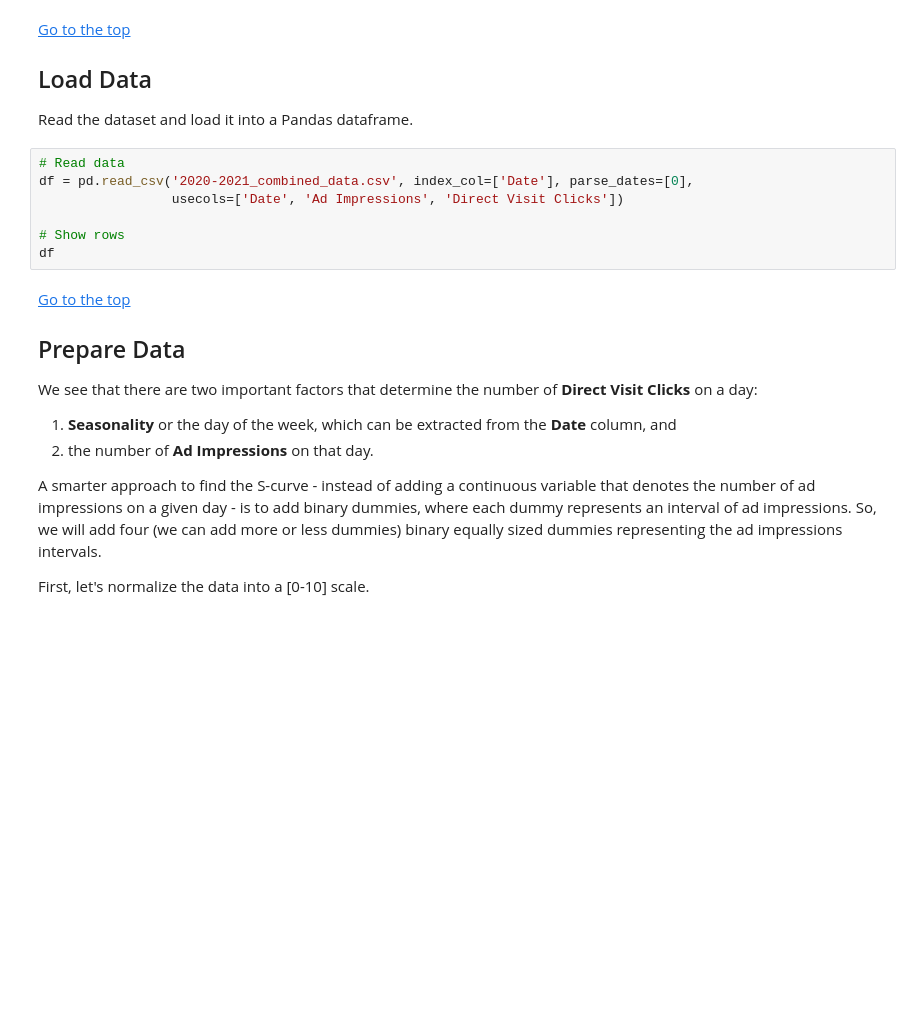
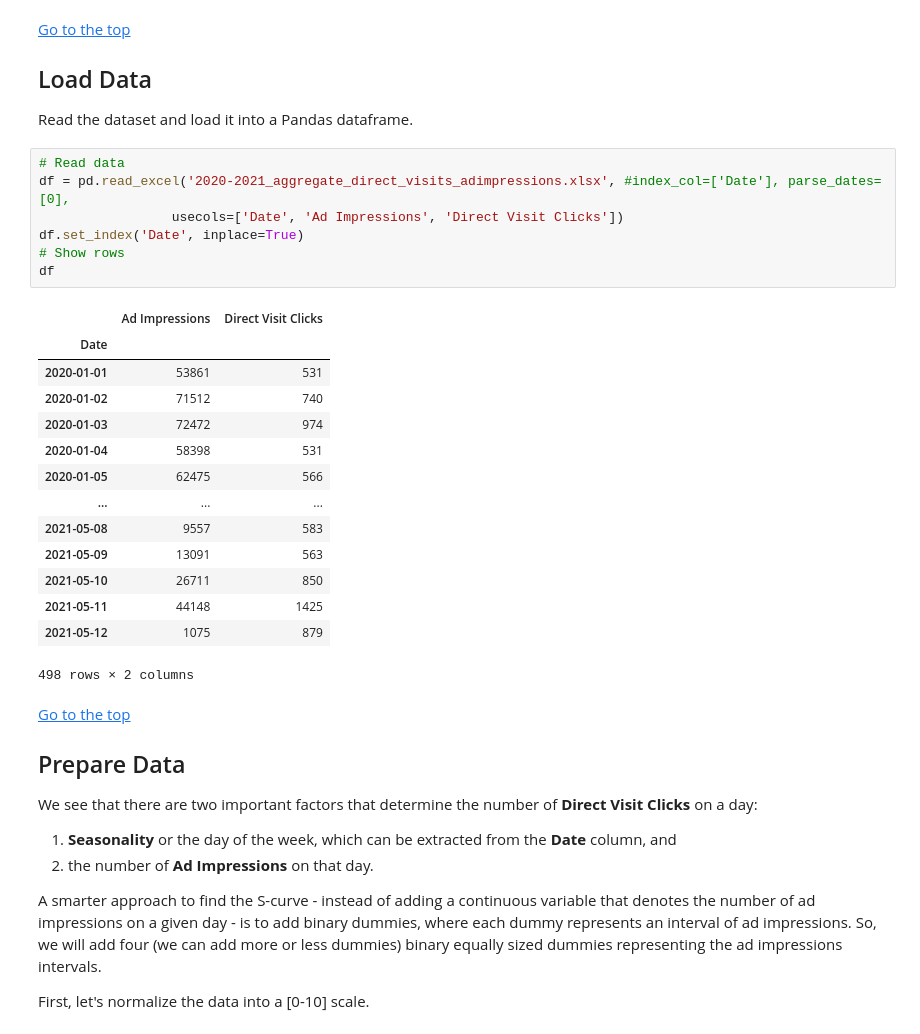
Before and after one commit to kamie24/MMM-adstock-and-s-curve, a Jupyter notebook: s-curve.ipynb, the cells around one changed output. Drawn from its saved outputs; the diff is of its cells as text; blank space fills up the shorter version.

```diff
--- a/s-curve.ipynb
+++ b/s-curve.ipynb
@@ -45,11 +45,26 @@ display(HTML("<style>.container { width:70% !important; }</style>"))
 Read the dataset and load it into a Pandas dataframe.
 # %%
 # Read data
-df = pd.read_csv('2020-2021_combined_data.csv', index_col=['Date'], parse_dates=[0],
+df = pd.read_excel('2020-2021_aggregate_direct_visits_adimpressions.xlsx', #index_col=['Date'], parse_dates=[0],
                  usecols=['Date', 'Ad Impressions', 'Direct Visit Clicks'])
-
+df.set_index('Date', inplace=True)
 # Show rows
 df
+# %% [output]
+|  | Ad Impressions | Direct Visit Clicks |
+| Date |  |  |
+| 2020-01-01 | 53861 | 531 |
+| 2020-01-02 | 71512 | 740 |
+| 2020-01-03 | 72472 | 974 |
+| 2020-01-04 | 58398 | 531 |
+| 2020-01-05 | 62475 | 566 |
+| ... | ... | ... |
+| 2021-05-08 | 9557 | 583 |
+| 2021-05-09 | 13091 | 563 |
+| 2021-05-10 | 26711 | 850 |
+| 2021-05-11 | 44148 | 1425 |
+| 2021-05-12 | 1075 | 879 |
+498 rows × 2 columns
 # %% [markdown]
 [Go to the top](#top)
 
```
Also changed, not shown: parts of 6 cells of this notebook.
